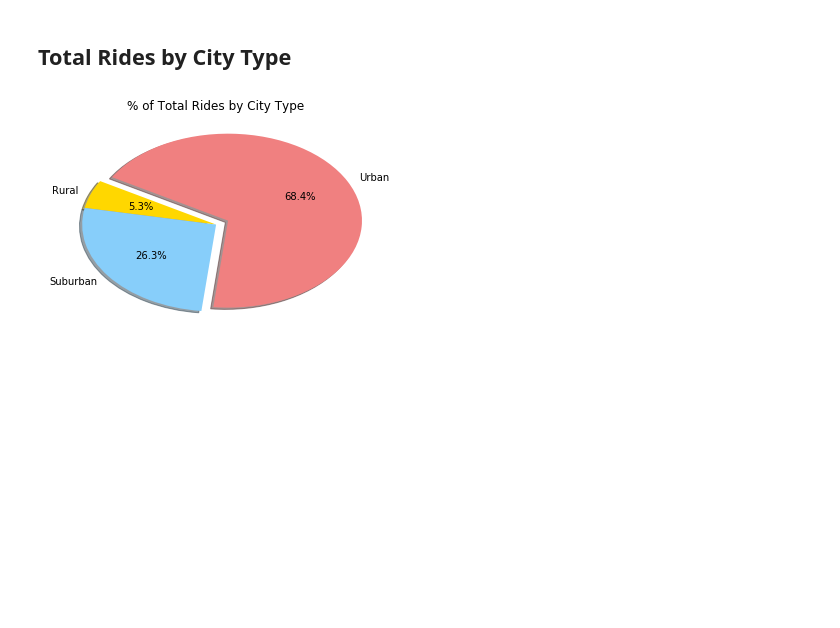
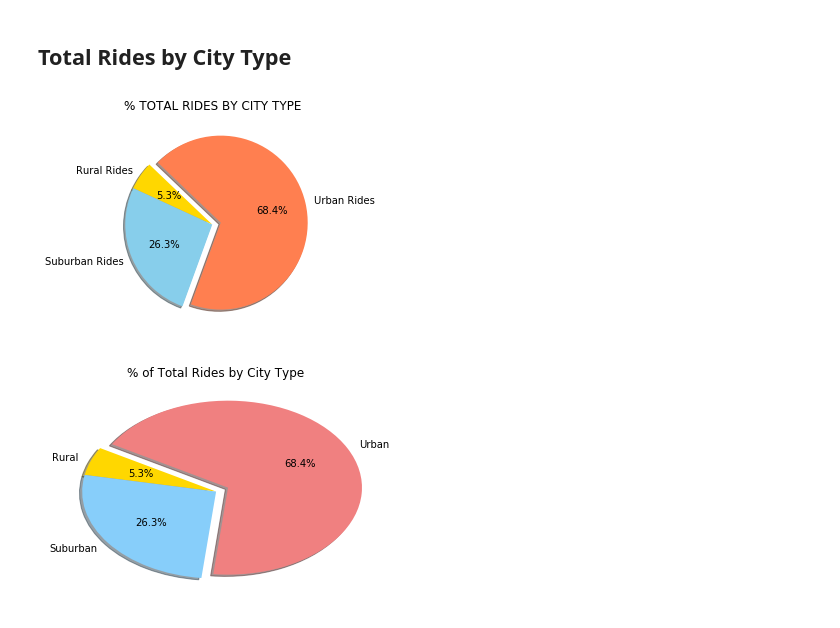
Before and after one commit to nicholasiii/Homework5, a Jupyter notebook: Pyber/pyber_starter.ipynb, the cells around one changed output. Cells and saved outputs as stored; diff of their text form; code cells hidden in the pictures; blank space fills up the shorter version.

```diff
--- a/Pyber/pyber_starter.ipynb
+++ b/Pyber/pyber_starter.ipynb
@@ -118,3 +141,23 @@ plt.show()
+# %%
+# Calculate Type Percents
+#Have the totals by type already, so have to conver them to numbers
+
+urban_ride_count_pi=urban_ride_count.sum()
+sun_ride_count_pi=suubrban_ride_count.sum()
+rurl_ride_cnt_pi=rural_ride_count.sum()
+ride_count=[urban_ride_count_pi,rurl_ride_cnt_pi,sun_ride_count_pi]
+
+# Build Pie Chart
+labels=["Urban Rides", "Rural Rides","Suburban Rides"]
+colors=["coral","gold","skyblue"]
+
+plt.pie(ride_count, explode=explode, labels=labels, colors=colors, autopct="%1.1f%%", shadow=True, startangle=250)
+plt.title("% TOTAL RIDES BY CITY TYPE")
+
+# Save Figure
+plt.savefig("../Images/PyberRIDES.png")
+# %% [output]
+[figure, added]
 # %%
 # Show Figure
 plt.show()
```
Also changed, not shown: parts of 9 cells of this notebook, 6 other files.
